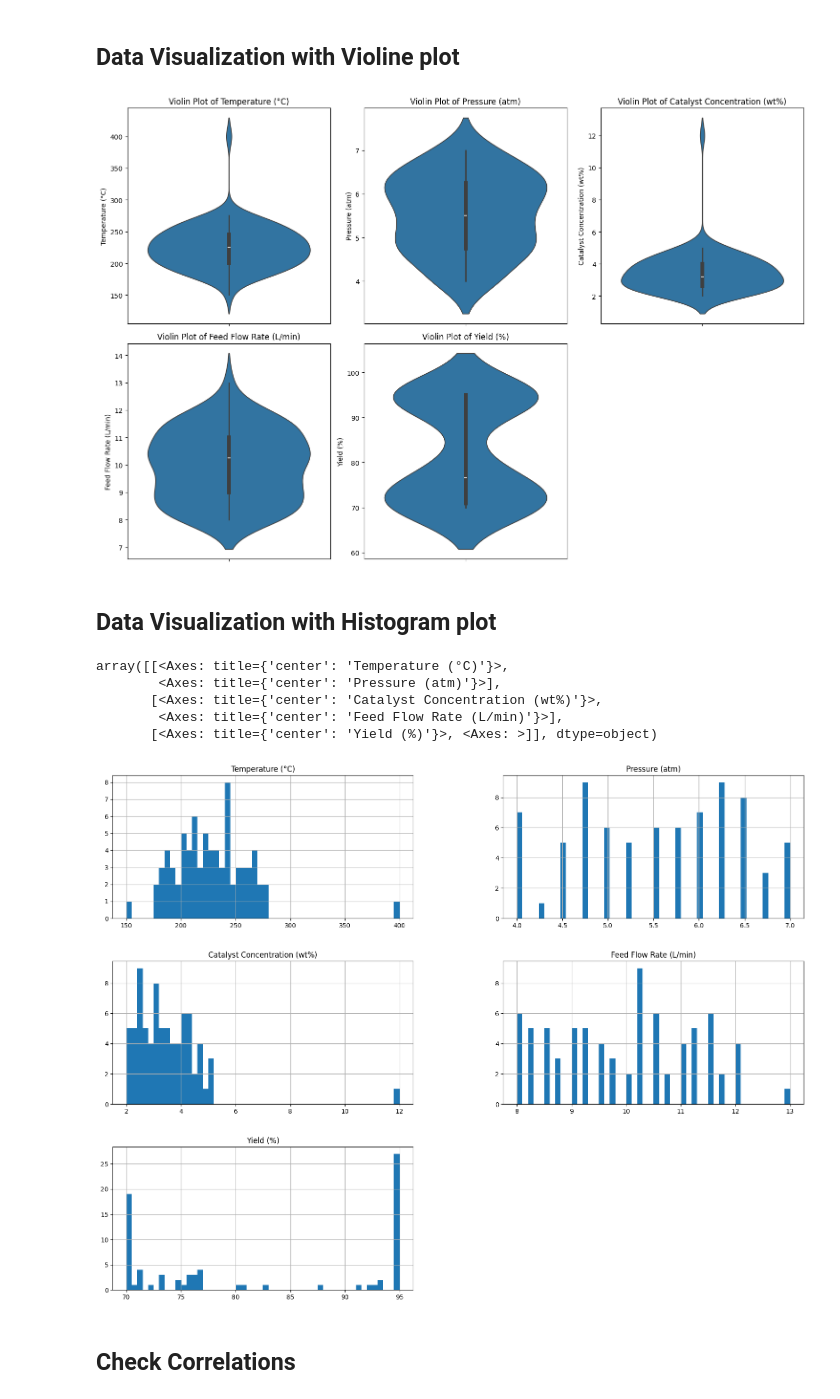
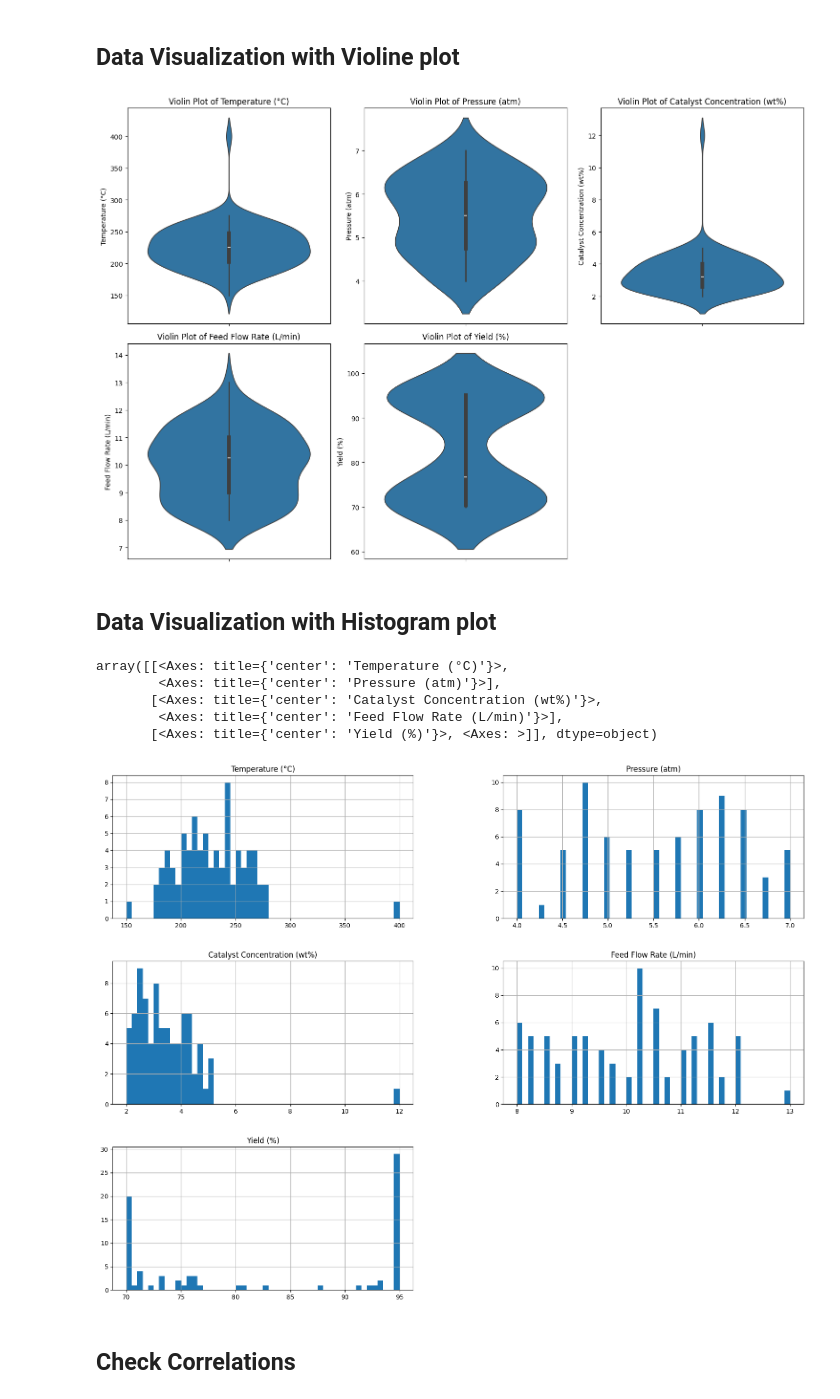
Before and after one commit to dissabnd/Applied-AI-in-Chemical-and-Process-Engineering, a Jupyter notebook: 2_MLpipeline.ipynb, the cells around one changed output. Saved outputs shown, nothing was run; the diff lists cells and outputs as text; code cells hidden in the pictures.

```diff
--- a/2_MLpipeline.ipynb
+++ b/2_MLpipeline.ipynb
@@ -97,28 +97,28 @@ plt.show()
 # %%
 # prompt: do the same thing with violin plot instead of box plot
 
-num_vars = df3.select_dtypes(include=np.number).columns
+num_vars = df.select_dtypes(include=np.number).columns
 
 plt.figure(figsize=(15, 10))
 for i, var in enumerate(num_vars):
     plt.subplot(2, 3, i + 1)
-    sns.violinplot(y=df3[var])
+    sns.violinplot(y=df[var])
     plt.title(f'Violin Plot of {var}')
 plt.tight_layout()
 plt.show()
 # %% [output]
-[figure, old version]
+[figure, new version]
 # %% [markdown]
 ## Data Visualization with Histogram plot
 # %%
-df3.hist(bins=50, figsize=(20,15))
+df.hist(bins=50, figsize=(20,15))
 # %% [output]
 array([[<Axes: title={'center': 'Temperature (°C)'}>,
         <Axes: title={'center': 'Pressure (atm)'}>],
        [<Axes: title={'center': 'Catalyst Concentration (wt%)'}>,
         <Axes: title={'center': 'Feed Flow Rate (L/min)'}>],
        [<Axes: title={'center': 'Yield (%)'}>, <Axes: >]], dtype=object)
-[figure, old version]
+[figure, new version]
 # %% [markdown]
 ## Check Correlations
 # %%
```
Also changed, not shown: parts of 3 cells of this notebook.
